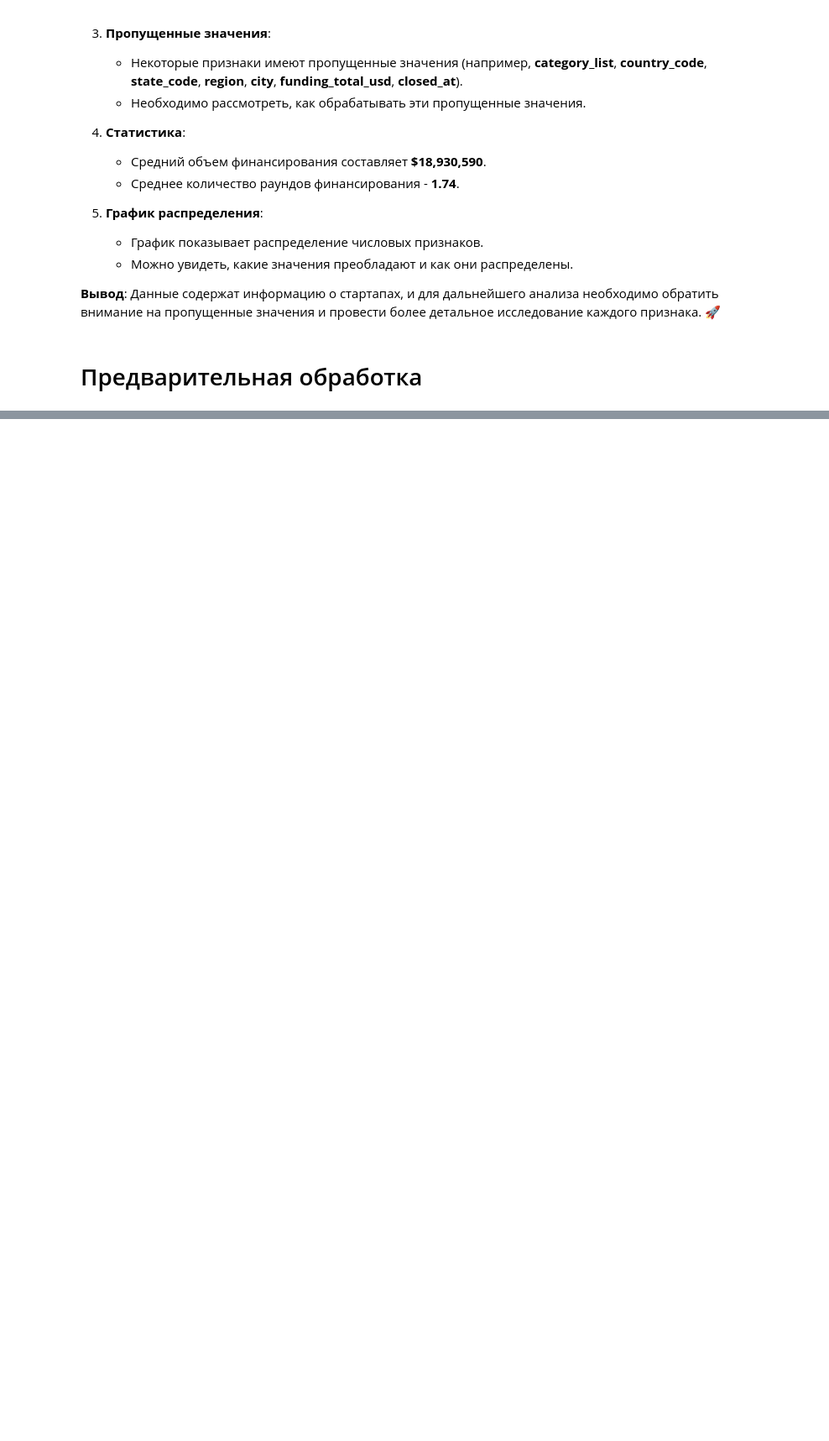
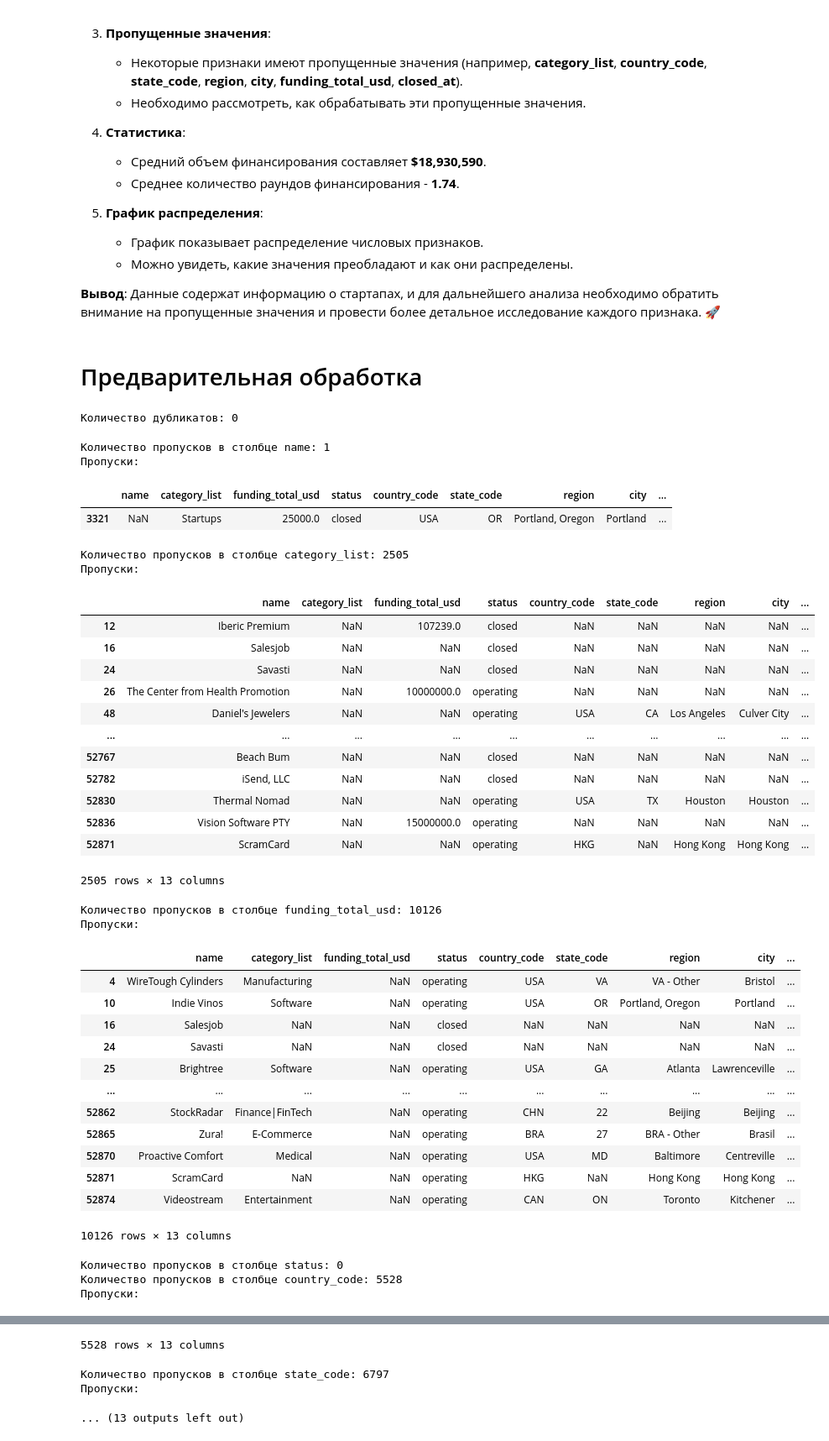
Before and after one commit to IvanovMaxim1992/Masterskay, a Jupyter notebook: Мастерская1.ipynb, the cells around one changed output, grey strips where cells are left out. Shown at 84% size. Drawn from its saved outputs; the diff is of its cells as text; code cells hidden in the pictures; blank space fills up the shorter version.

```diff
--- a/Мастерская1.ipynb
+++ b/Мастерская1.ipynb
@@ -123,0 +127,54 @@ max         3.007950e+10       19.000000
+# %%
+# Проверка на дубликаты
+duplicates = df.duplicated()
+print(f'Количество дубликатов: {duplicates.sum()}')
+if duplicates.sum() > 0:
+    print('Дубликаты:')
+    display(df[duplicates])
+# %% [output]
+Количество дубликатов: 0
+# %%
+for col in df.columns:
+    missing = df[col].isnull().sum()
+    print(f'Количество пропусков в столбце {col}: {missing}')
+    if missing > 0:
+        print('Пропуски:')
+        display(df[df[col].isnull()])
+# %% [output]
+Количество пропусков в столбце name: 1
+Пропуски:
+|  | name | category_list | funding_total_usd | status | country_code | state_code | region | city | ... |
+| 3321 | NaN | Startups | 25000.0 | closed | USA | OR | Portland, Oregon | Portland | ... |
+Количество пропусков в столбце category_list: 2505
+Пропуски:
+|  | name | category_list | funding_total_usd | status | country_code | state_code | region | city | ... |
+| 12 | Iberic Premium | NaN | 107239.0 | closed | NaN | NaN | NaN | NaN | ... |
+| 16 | Salesjob | NaN | NaN | closed | NaN | NaN | NaN | NaN | ... |
+| 24 | Savasti | NaN | NaN | closed | NaN | NaN | NaN | NaN | ... |
+| 26 | The Center from Health Promotion | NaN | 10000000.0 | operating | NaN | NaN | NaN | NaN | ... |
+| 48 | Daniel's Jewelers | NaN | NaN | operating | USA | CA | Los Angeles | Culver City | ... |
+| ... | ... | ... | ... | ... | ... | ... | ... | ... | ... |
+| 52767 | Beach Bum | NaN | NaN | closed | NaN | NaN | NaN | NaN | ... |
+| 52782 | iSend, LLC | NaN | NaN | closed | NaN | NaN | NaN | NaN | ... |
+| 52830 | Thermal Nomad | NaN | NaN | operating | USA | TX | Houston | Houston | ... |
+| 52836 | Vision Software PTY | NaN | 15000000.0 | operating | NaN | NaN | NaN | NaN | ... |
+| 52871 | ScramCard | NaN | NaN | operating | HKG | NaN | Hong Kong | Hong Kong | ... |
+2505 rows × 13 columns
+Количество пропусков в столбце funding_total_usd: 10126
+Пропуски:
+|  | name | category_list | funding_total_usd | status | country_code | state_code | region | city | ... |
+| 4 | WireTough Cylinders | Manufacturing | NaN | operating | USA | VA | VA - Other | Bristol | ... |
+| 10 | Indie Vinos | Software | NaN | operating | USA | OR | Portland, Oregon | Portland | ... |
+| 16 | Salesjob | NaN | NaN | closed | NaN | NaN | NaN | NaN | ... |
+| 24 | Savasti | NaN | NaN | closed | NaN | NaN | NaN | NaN | ... |
+| 25 | Brightree | Software | NaN | operating | USA | GA | Atlanta | Lawrenceville | ... |
+| ... | ... | ... | ... | ... | ... | ... | ... | ... | ... |
+| 52862 | StockRadar | Finance|FinTech | NaN | operating | CHN | 22 | Beijing | Beijing | ... |
+| 52865 | Zura! | E-Commerce | NaN | operating | BRA | 27 | BRA - Other | Brasil | ... |
+| 52870 | Proactive Comfort | Medical | NaN | operating | USA | MD | Baltimore | Centreville | ... |
+| 52871 | ScramCard | NaN | NaN | operating | HKG | NaN | Hong Kong | Hong Kong | ... |
+| 52874 | Videostream | Entertainment | NaN | operating | CAN | ON | Toronto | Kitchener | ... |
+10126 rows × 13 columns
+Количество пропусков в столбце status: 0
+Количество пропусков в столбце country_code: 5528
+Пропуски:
@@ -123,0 +193,4 @@ max         3.007950e+10       19.000000
+5528 rows × 13 columns
+Количество пропусков в столбце state_code: 6797
+Пропуски:
+... (13 outputs left out)
```
Also changed, not shown: parts of 15 cells of this notebook.
